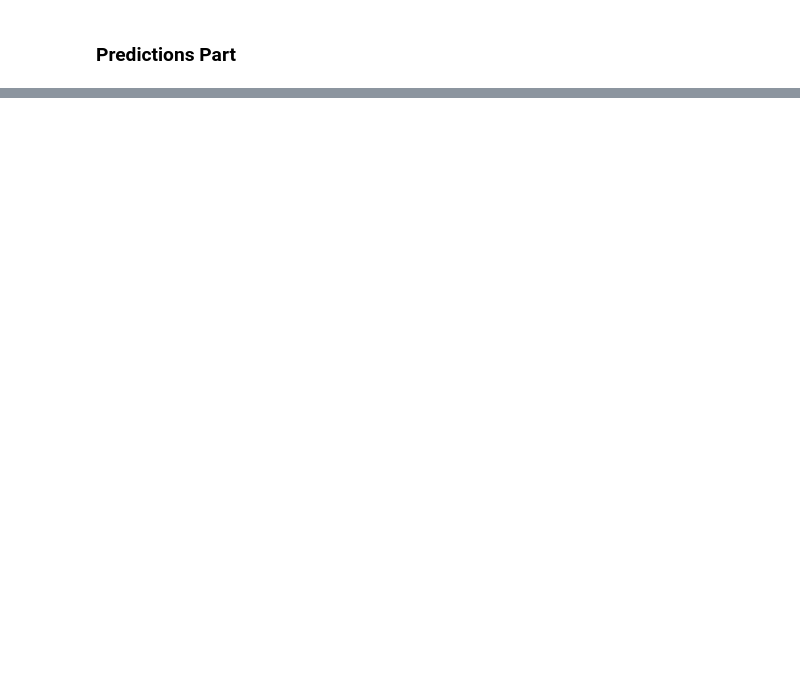
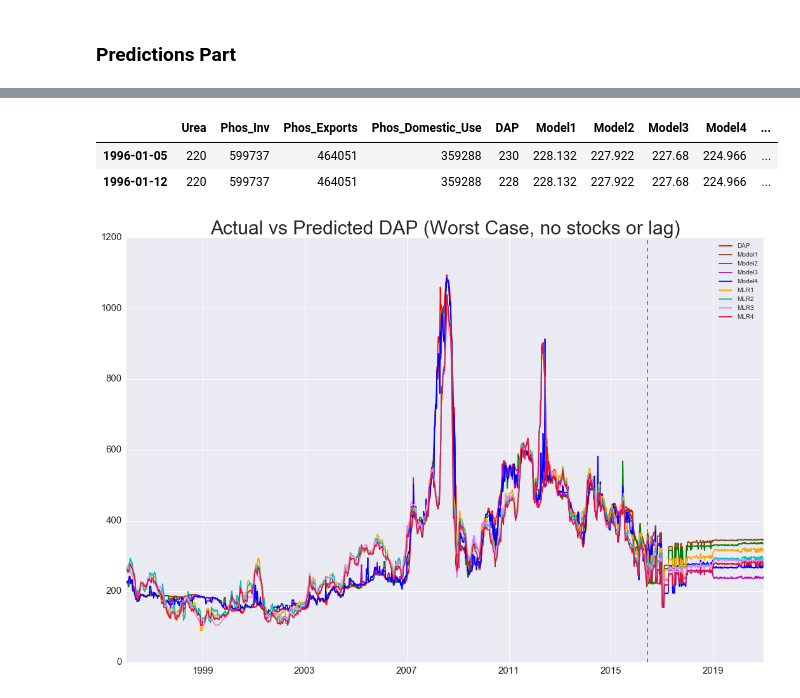
Before and after one commit to stei0792/chspython, a Jupyter notebook: DAP-Predictions/DAP-MAP Predictions May.ipynb, the cells around one changed output, grey strips where cells are left out. Saved outputs shown, nothing was run; the diff lists cells and outputs as text; code cells hidden in the pictures; blank space fills up the shorter version.

```diff
--- a/DAP-Predictions/DAP-MAP Predictions May.ipynb
+++ b/DAP-Predictions/DAP-MAP Predictions May.ipynb
@@ -2688,0 +3303,7 @@ combined.to_csv("C:/Users/msteinme/Documents/UANmayavgresults.csv")
+# %%
+newpred = np.array(newpred)
+newpred = pd.DataFrame(newpred)
+newpred.columns = ['Date','Urea','Phos_Inv','Phos_Exports','Phos_Domestic_Use'] #all variables used except dap
+newpred['Date'] = pd.to_datetime(newpred['Date'])
+print(newpred.dtypes)
+newpred.head()
@@ -2688,0 +3355,4 @@ combined.to_csv("C:/Users/msteinme/Documents/UANmayavgresults.csv")
+# %%
+frames = [df_96on_nostock,newpred]
+combined = pd.concat(frames)
+combined.tail(2)
@@ -2688,0 +3363,6 @@ combined.to_csv("C:/Users/msteinme/Documents/UANmayavgresults.csv")
+# %%
+combined = combined[['Date','Urea','Phos_Inv','Phos_Exports','Phos_Domestic_Use','DAP','Model1','Model2','Model3','Model4','MLR1','MLR2','MLR3','MLR4']]
+combined = np.array(combined)
+combined = pd.DataFrame(combined)
+combined.columns = ['Date','Urea','Phos_Inv','Phos_Exports','Phos_Domestic_Use','DAP','Model1','Model2','Model3','Model4','MLR1','MLR2','MLR3','MLR4']
+combined
@@ -2688,0 +3388,42 @@ combined.to_csv("C:/Users/msteinme/Documents/UANmayavgresults.csv")
+# %%
+combined.index = combined['Date'].values
+combined = combined.drop(['Date'],axis=1)
+combined.head(2)
+# %% [output]
+|  | Urea | Phos_Inv | Phos_Exports | Phos_Domestic_Use | DAP | Model1 | Model2 | Model3 | Model4 | ... |
+| 1996-01-05 | 220 | 599737 | 464051 | 359288 | 230 | 228.132 | 227.922 | 227.68 | 224.966 | ... |
+| 1996-01-12 | 220 | 599737 | 464051 | 359288 | 228 | 228.132 | 227.922 | 227.68 | 224.966 | ... |
+# %%
+#looking at actual vs predicted
+import matplotlib.pyplot as plt
+%matplotlib inline
+
+y1 = (combined['DAP'])
+y2 = (combined['Model1'])
+y3 = (combined['Model2'])
+y4 = (combined['Model3'])
+y5 = (combined['Model4'])
+y6 = (combined['MLR1'])
+y7 = (combined['MLR2'])
+y8 = (combined['MLR3'])
+y9 = (combined['MLR4'])
+fig = plt.figure(figsize=(18,12))
+ax = fig.add_subplot(111)
+ax.plot(y1,'r')
+ax.plot(y2,'saddlebrown')
+ax.plot(y3,'g')
+ax.plot(y4,'m')
+ax.plot(y5,'b')
+ax.plot(y6,'orange')
+ax.plot(y7,'c')
+ax.plot(y8,'violet')
+ax.plot(y9,'crimson')
+plt.axvline(x='2016-06-03', ymin=0, linewidth=2, color='gray',linestyle = '--')
+handles, labels = ax.get_legend_handles_labels()
+ax.legend(handles, labels)
+ax.set_title('Actual vs Predicted DAP (Worst Case, no stocks or lag)', size=(30))
+ax.tick_params(axis='x',which='major',labelsize=15)
+ax.tick_params(axis='y',which='major',labelsize=15)
+plt.show()
+# %% [output]
+[figure, added]
```
Also changed, not shown: parts of 68 cells of this notebook.
